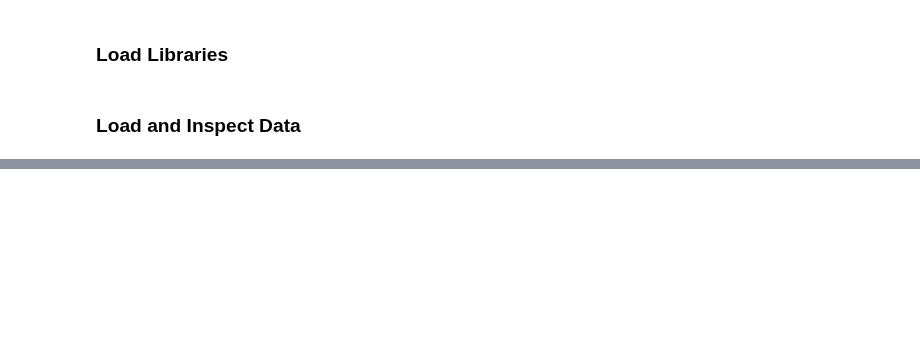
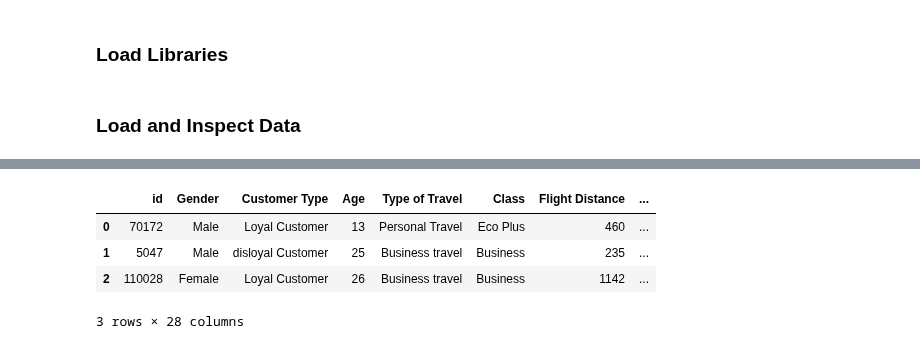
Before and after one commit to T-Godwins/airline-project, a Jupyter notebook: technical_analysis/03_training_and_evalution.ipynb, the cells around one changed output, grey strips where cells are left out. Cells and saved outputs as stored; diff of their text form; code cells hidden in the pictures; blank space fills up the shorter version.

```diff
--- a/technical_analysis/03_training_and_evalution.ipynb
+++ b/technical_analysis/03_training_and_evalution.ipynb
@@ -27,0 +42,20 @@ display(df.head())
+# %%
+engineered_df = df.copy()
+
+# Digital Friction Index
+digital_cols = ['Inflight wifi service', 'Ease of Online booking', 'Online boarding']
+engineered_df['Digital_score'] = engineered_df[digital_cols].mean(axis=1)
+# Physical Comfort Index
+comfort_cols = ['Food and drink', 'Seat comfort', 'Inflight entertainment', 'Leg room service', 'Cleanliness']
+engineered_df['Comfort_score'] = engineered_df[comfort_cols].mean(axis=1)
+# Service Logistics Index
+service_cols = ['Gate location', 'On-board service', 'Baggage handling', 'Checkin service', 'Inflight service']
+engineered_df['Service_score'] = engineered_df[service_cols].mean(axis=1)
+
+engineered_df.head(3)
+# %% [output]
+|  | id | Gender | Customer Type | Age | Type of Travel | Class | Flight Distance | ... |
+| 0 | 70172 | Male | Loyal Customer | 13 | Personal Travel | Eco Plus | 460 | ... |
+| 1 | 5047 | Male | disloyal Customer | 25 | Business travel | Business | 235 | ... |
+| 2 | 110028 | Female | Loyal Customer | 26 | Business travel | Business | 1142 | ... |
+3 rows × 28 columns
```
Also changed, not shown: parts of 2 cells of this notebook, 2 other files.
